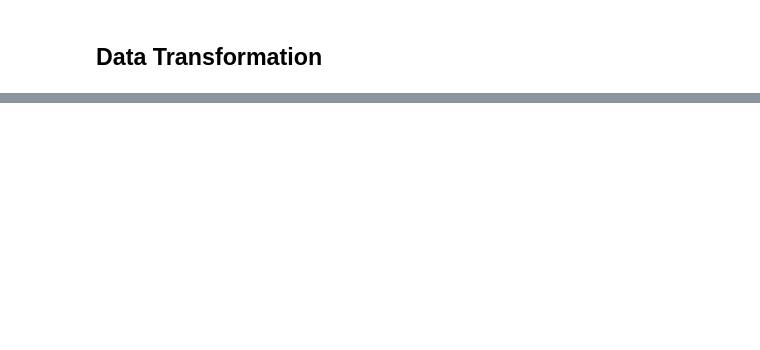
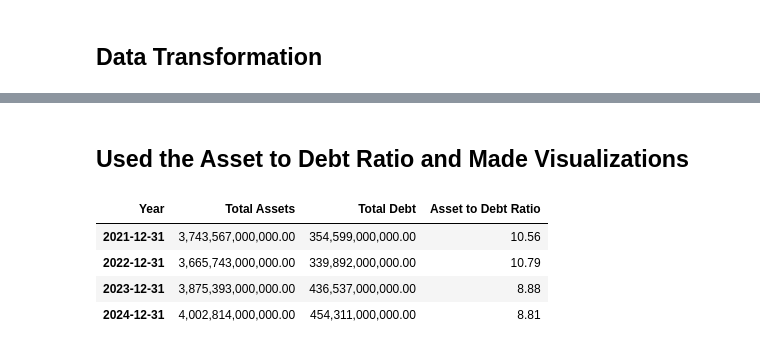
Before and after one commit to pvtzurbito/data_science, a Jupyter notebook: Learning Pandas/jupyter notebooks/final reports/JPMorgan_bs_Final.ipynb, the cells around one changed output, grey strips where cells are left out. Cells and saved outputs as stored; diff of their text form; code cells hidden in the pictures; blank space fills up the shorter version.

```diff
--- a/Learning Pandas/jupyter notebooks/final reports/JPMorgan_bs_Final.ipynb
+++ b/Learning Pandas/jupyter notebooks/final reports/JPMorgan_bs_Final.ipynb
@@ -45,0 +69,11 @@ filtered_df_t
+# %% [markdown]
+## Used the Asset to Debt Ratio and Made Visualizations
+# %%
+filtered_df_t['Asset to Debt Ratio'] = (filtered_df_t['Total Assets'] / filtered_df_t['Total Debt'])
+filtered_df_t[['Total Assets', 'Total Debt', 'Asset to Debt Ratio']]
+# %% [output]
+| Year | Total Assets | Total Debt | Asset to Debt Ratio |
+| 2021-12-31 | 3,743,567,000,000.00 | 354,599,000,000.00 | 10.56 |
+| 2022-12-31 | 3,665,743,000,000.00 | 339,892,000,000.00 | 10.79 |
+| 2023-12-31 | 3,875,393,000,000.00 | 436,537,000,000.00 | 8.88 |
+| 2024-12-31 | 4,002,814,000,000.00 | 454,311,000,000.00 | 8.81 |
```
Also changed, not shown: parts of 6 cells of this notebook.
